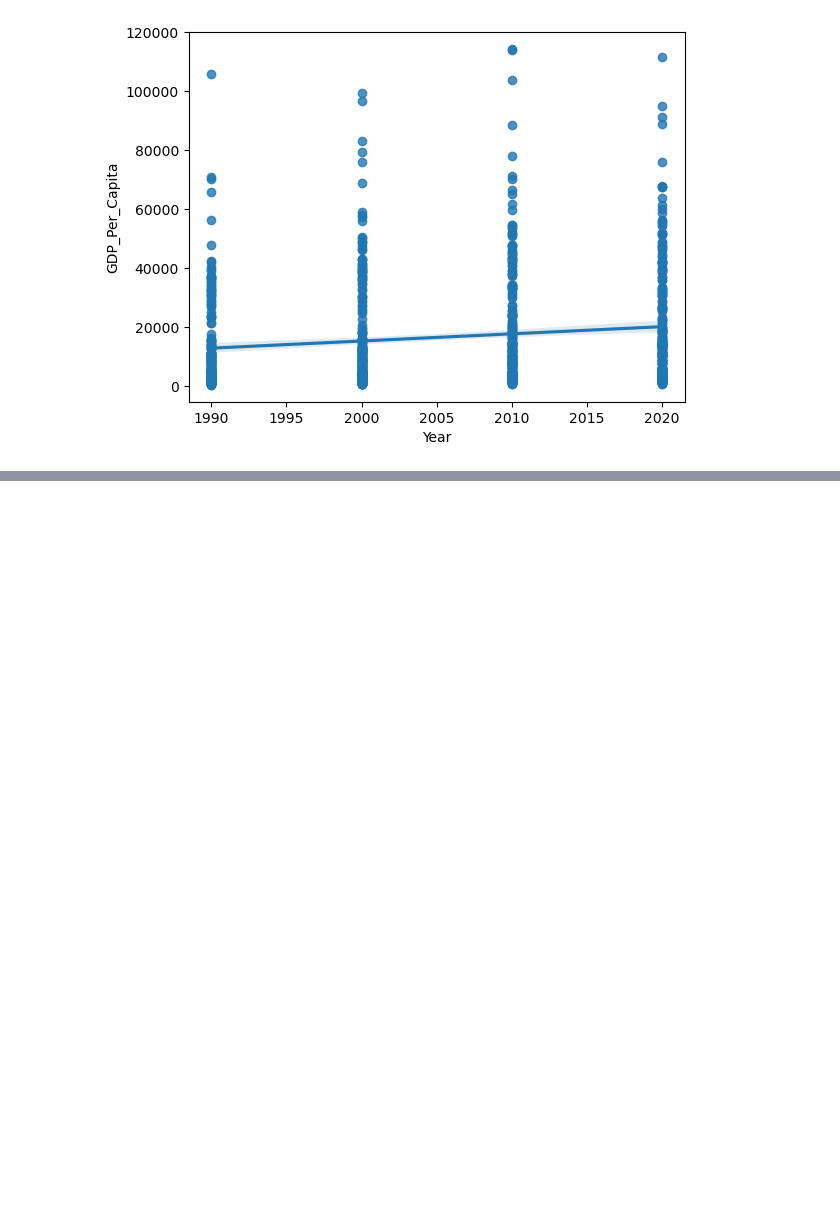
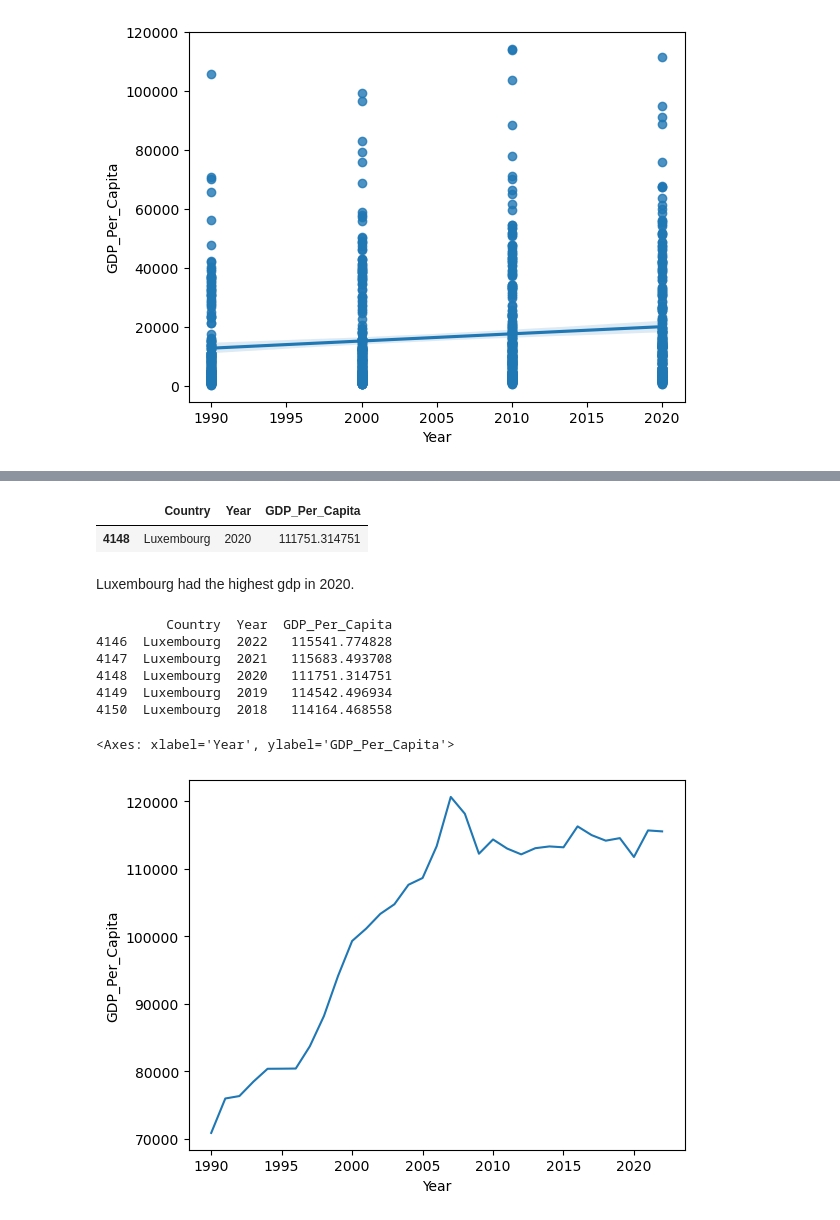
Before and after one commit to NSS-Data-Analytics-Cohort-10/gdp-and-internet-usage-Daniel-Hoover, a Jupyter notebook: Notebooks/un_project.ipynb, the cells around one changed output, grey strips where cells are left out. Cells and saved outputs as stored; diff of their text form; code cells hidden in the pictures; blank space fills up the shorter version.

```diff
--- a/Notebooks/un_project.ipynb
+++ b/Notebooks/un_project.ipynb
@@ -233,0 +240,22 @@ gdp_df.pivot_table(values = 'Year', index = 'Country')
+# %%
+#this will locate the MAX country and GDP
+max_y2020 = y2020.loc[y2020['GDP_Per_Capita']==y2020['GDP_Per_Capita'].max()]
+max_y2020
+# %% [output]
+|  | Country | Year | GDP_Per_Capita |
+| 4148 | Luxembourg | 2020 | 111751.314751 |
+# %% [markdown]
+Luxembourg had the highest gdp in 2020.
+# %%
+luxgdp = gdp_df[gdp_df['Country'] == 'Luxembourg']
+print(luxgdp.head())
+sns.lineplot(luxgdp, x=luxgdp['Year'], y=luxgdp['GDP_Per_Capita'] )
+# %% [output]
+         Country  Year  GDP_Per_Capita
+4146  Luxembourg  2022   115541.774828
+4147  Luxembourg  2021   115683.493708
+4148  Luxembourg  2020   111751.314751
+4149  Luxembourg  2019   114542.496934
+4150  Luxembourg  2018   114164.468558
+<Axes: xlabel='Year', ylabel='GDP_Per_Capita'>
+[figure, added]
```
Also changed, not shown: parts of 14 cells of this notebook.
